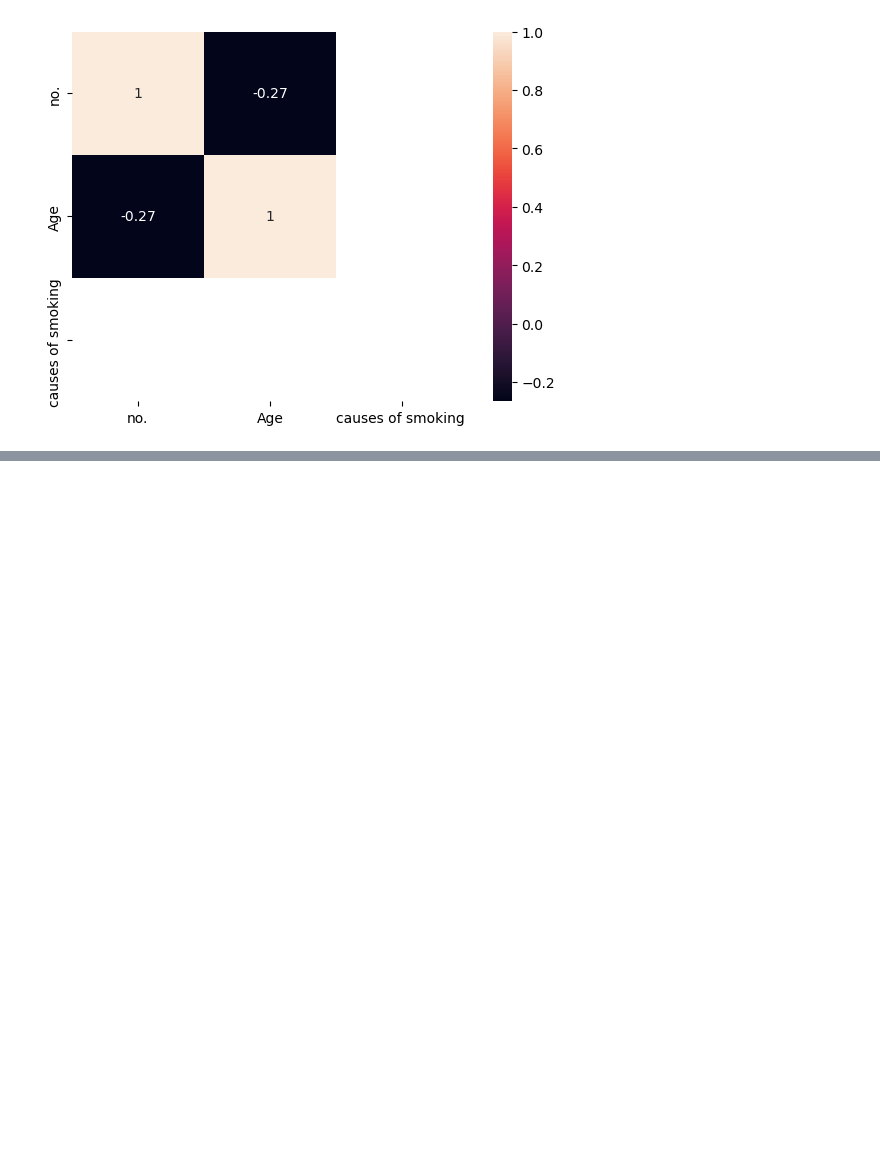
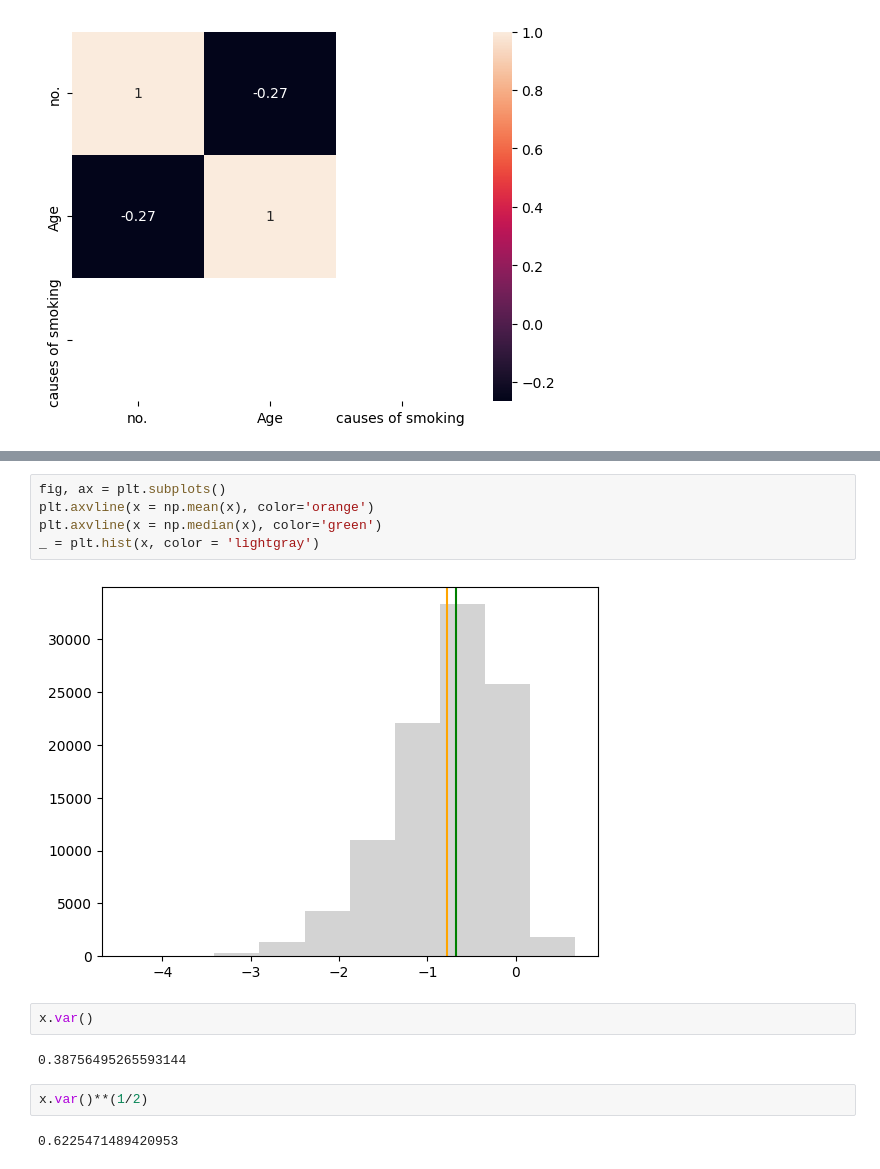
Before and after one commit to Muhamadkamil53/Smoking-Habit, a Jupyter notebook: Smoking.ipynb, the cells around one changed output, grey strips where cells are left out. Cells and saved outputs as stored; diff of their text form; blank space fills up the shorter version.

```diff
--- a/Smoking.ipynb
+++ b/Smoking.ipynb
@@ -205,0 +242,15 @@ sns.heatmap(corr, annot=True)
+# %%
+fig, ax = plt.subplots()
+plt.axvline(x = np.mean(x), color='orange')
+plt.axvline(x = np.median(x), color='green')
+_ = plt.hist(x, color = 'lightgray')
+# %% [output]
+[figure, added]
+# %%
+x.var()
+# %% [output]
+0.38756495265593144
+# %%
+x.var()**(1/2)
+# %% [output]
+0.6225471489420953
```
Also changed, not shown: parts of 39 cells of this notebook.
